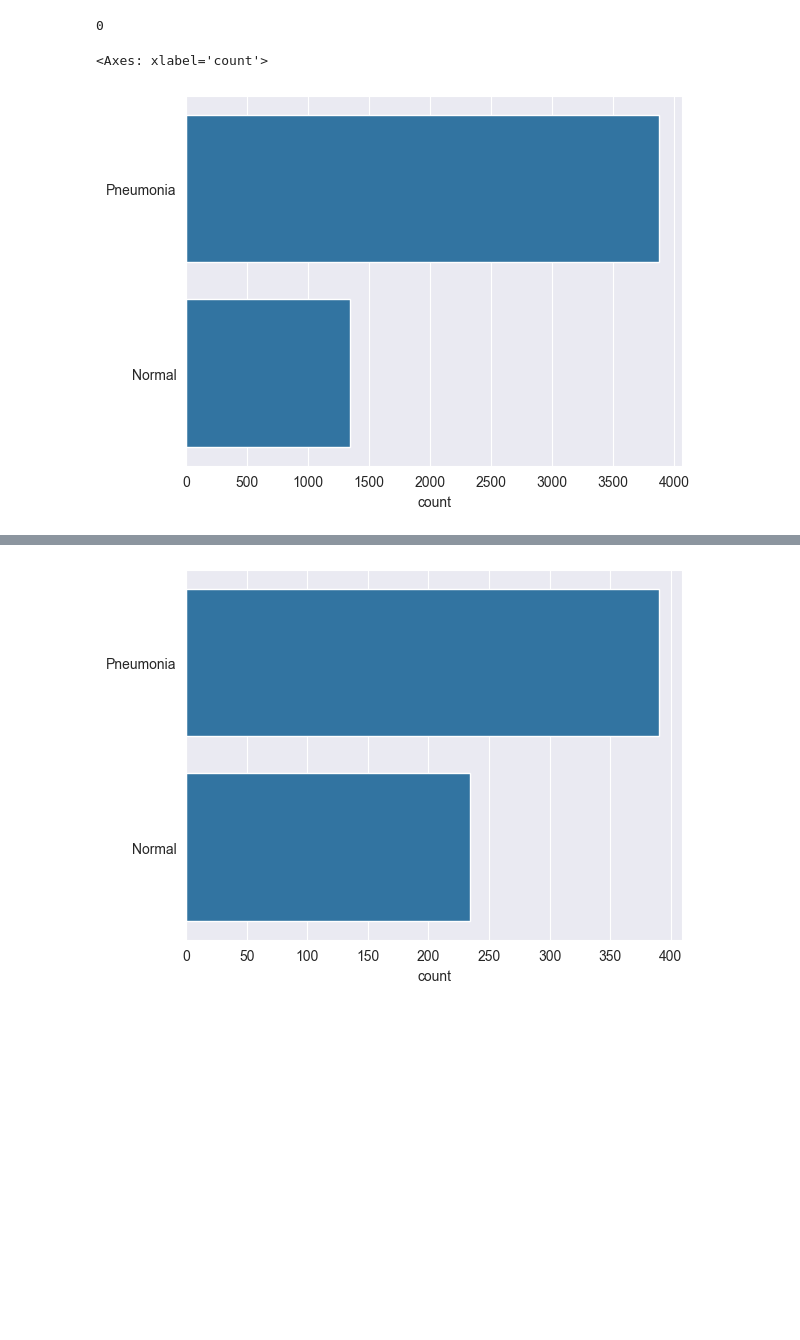
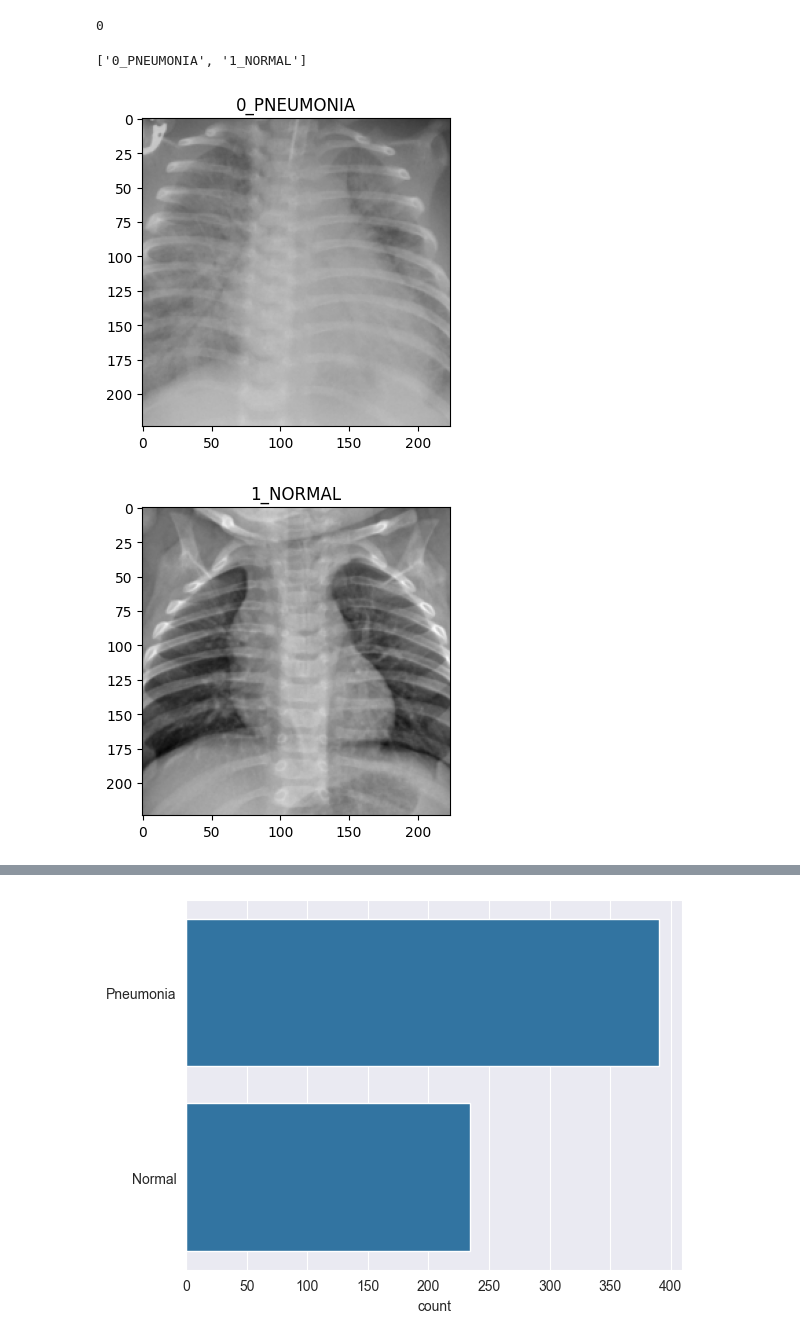
Before and after one commit to yuki172/pneumonia-detection, a Jupyter notebook: notebooks/eda.ipynb, the cells around one changed output, grey strips where cells are left out. Cells and saved outputs as stored; diff of their text form; code cells hidden in the pictures; blank space fills up the shorter version.

```diff
--- a/notebooks/eda.ipynb
+++ b/notebooks/eda.ipynb
@@ -68,7 +64,4 @@ list(data[1].numpy())
-# %%
-item = None
-for a in train_dataset:
-    item = a
-    break
 # %%
+for item in train_dataset:
+    break
 image, label, original_image = item
@@ -84,14 +75,18 @@ label
 0
 # %%
 def show(tensor, label):
-    # Create figure and axes
-    fig, ax = plt.subplots(1, 1, figsize=(6, 6))
+    fig = plt.figure(figsize=(8, 4))
 
-    # Display the image
-    ax.imshow(tensor.permute(1, 2, 0))
-    ax.set_title(classes[label])
+    plt.imshow(tensor.permute(1, 2, 0))
+    plt.title(classes[label])
 # %%
 classes = train_dataset.dataset.classes
+classes
+# %% [output]
+['0_PNEUMONIA', '1_NORMAL']
 # %%
-# show(train_dataset[0][0], train_dataset[0][1])
-# show(train_dataset[4000][0], train_dataset[4000][1])
+show(train_dataset[0][0], train_dataset[0][1])
+show(train_dataset[4000][0], train_dataset[4000][1])
+# %% [output]
+[figure, added]
+[figure, added]
@@ -114,15 +93,3 @@ def show_images(dataset):
-# %%
-train_labels = []
-for data in train_dataset:
-    if(data[1] == 0):
-        train_labels.append("Pneumonia")
-    else:
-        train_labels.append("Normal")
-sns.set_style('darkgrid')
-sns.countplot(train_labels)
-# %% [output]
-<Axes: xlabel='count'>
-[figure, removed]
 # %%
 def show_classes(dataset):
     labels = []
```
Also changed, not shown: parts of 91 cells of this notebook, 1 other file.
